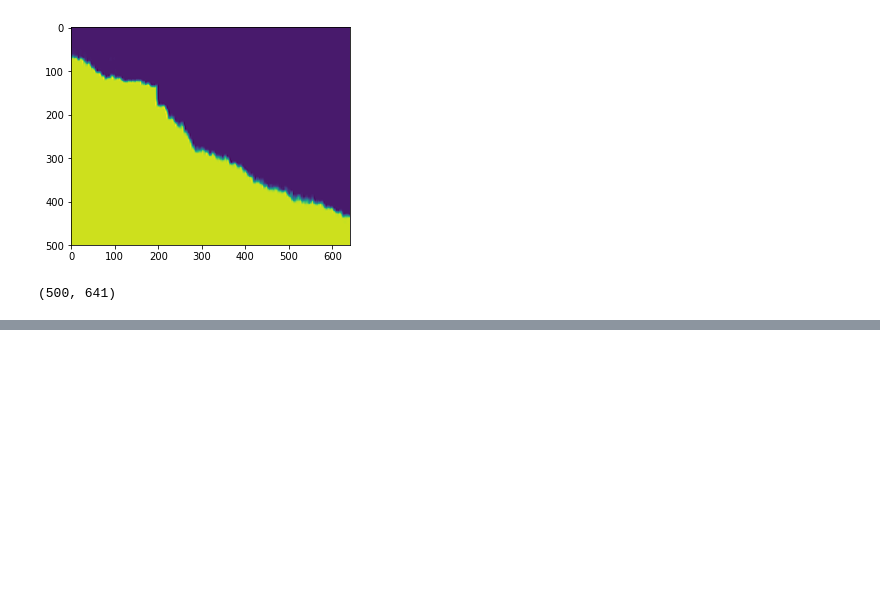
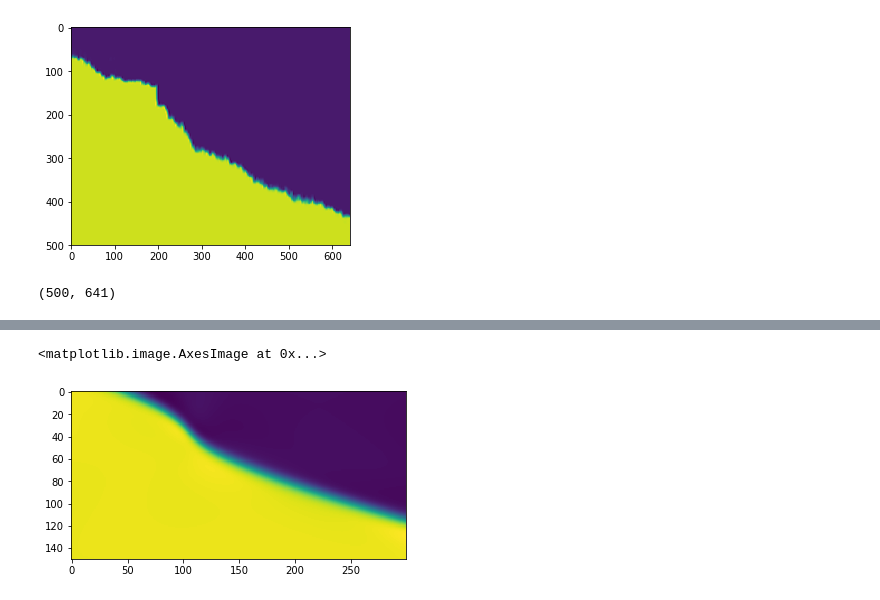
Before and after one commit to NingWang1990/Machine_learning_dynamics, a Jupyter notebook: Bayesian/NN_smoothing.ipynb, the cells around one changed output, grey strips where cells are left out. Drawn from its saved outputs; the diff is of its cells as text; code cells hidden in the pictures; blank space fills up the shorter version.

```diff
--- a/Bayesian/NN_smoothing.ipynb
+++ b/Bayesian/NN_smoothing.ipynb
@@ -62,2 +61,2 @@ layers = [2, 20, 20, 20, 20, 20, 20, 20, 20, 1]
 # %%
-nnsmooth = NNSmoothing(x=x_train, t=t_train,u=y_train,layers=layers,alpha=1.0)
+nnsmooth = NNSmoothing(x=x_train, t=t_train,u=y_train,layers=layers,alpha=10.0)
@@ -74,3 +63,3 @@ W0528 09:47:26.982194 47145081609600 deprecation_wrapper.py:119] From /talos/u/w
 # %%
-nnsmooth.train(5000)
+nnsmooth.train(10000)
 # %% [output]
@@ -93,0 +84,2 @@ It: 4740, Loss: 6.505e+02, Time: 1.94
+# %%
+u_predict, u_t_predict, u_x_predict, u_xx_predict = nnsmooth.predict(x_train, t_train)
@@ -93,0 +90,5 @@ It: 4740, Loss: 6.505e+02, Time: 1.94
+# %%
+u_predict = np.reshape(u_predict, u.shape)
+u_t_predict = np.reshape(u_t_predict, u.shape)
+u_x_predict = np.reshape(u_x_predict, u.shape)
+u_xx_predict = np.reshape(u_xx_predict, u.shape)
@@ -93,0 +100,5 @@ It: 4740, Loss: 6.505e+02, Time: 1.94
+# %%
+plt.imshow(u_predict)
+# %% [output]
+<matplotlib.image.AxesImage at 0x...>
+[figure, added]
```
Also changed, not shown: parts of 15 cells of this notebook, 1 other file.
